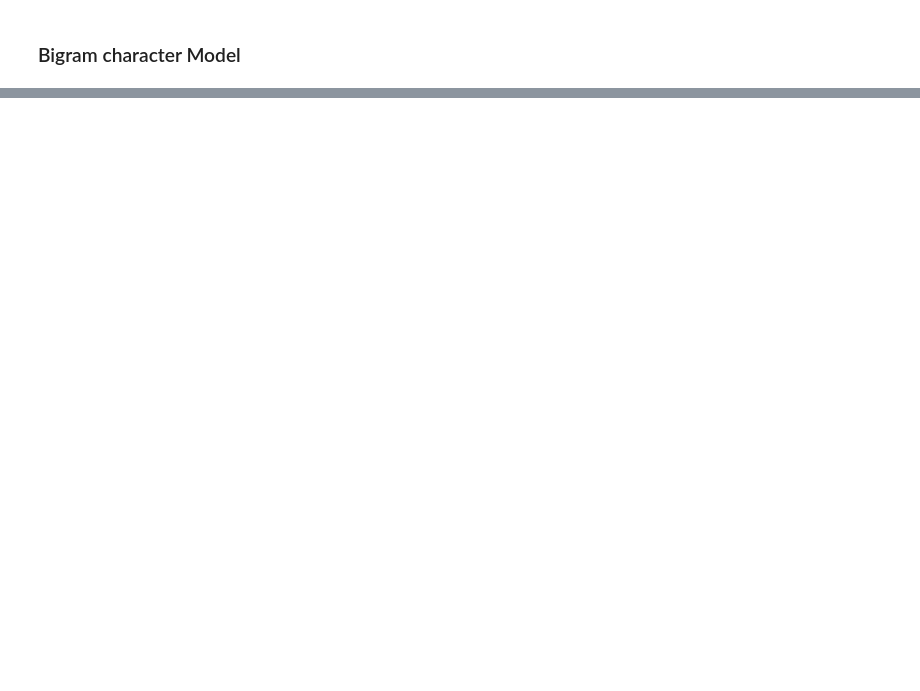
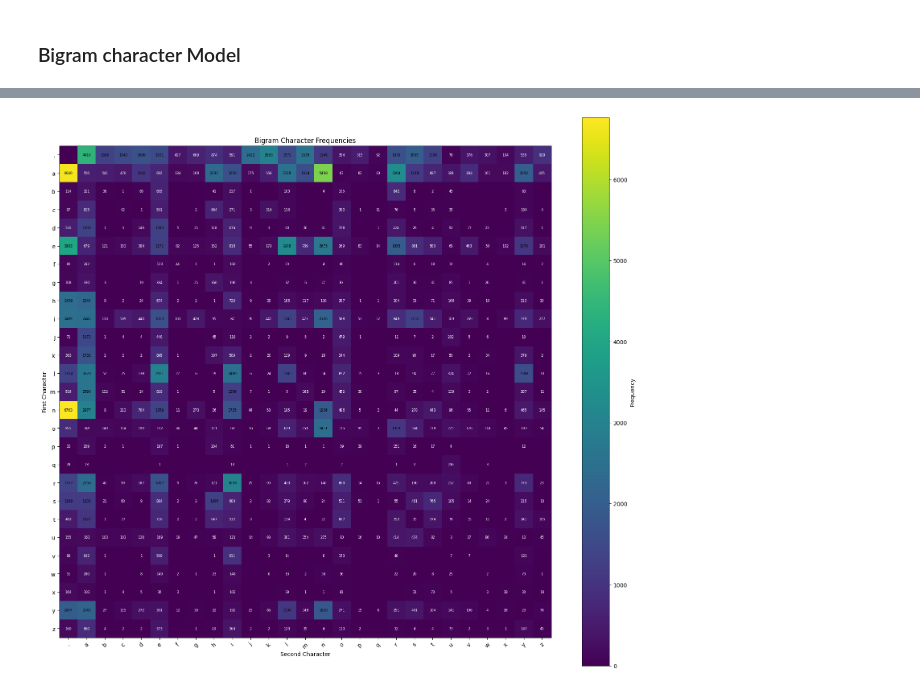
Before and after one commit to Prathamesh-chougale-17/Andrej-Karpathy-A-to-Z-Deep-Learning, a Jupyter notebook: makemore/build_makemore.ipynb, the cells around one changed output, grey strips where cells are left out. Drawn from its saved outputs; the diff is of its cells as text; code cells hidden in the pictures; blank space fills up the shorter version.

```diff
--- a/makemore/build_makemore.ipynb
+++ b/makemore/build_makemore.ipynb
@@ -25,3 +25,8 @@ min(len(w) for w in words) # smallest word length
 max(len(w) for w in words) # largest word length
 # %% [output]
 15
+# %%
+# all the characters in the words and giving then unique id in the form of a dictionary in alphabetical order
+char_to_id = {char: i+1 for i, char in enumerate(sorted(set(''.join(words))))}
+char_to_id['.'] = 0
+char_to_id
@@ -29,6 +52,7 @@ max(len(w) for w in words) # largest word length
 ### Bigram character Model
 # %%
 for w in words[:1]:
+    w = '.' + w + '.'
     for ch1, ch2 in zip(w, w[1:]):
         print(ch1, ch2)
 # %% [output]
@@ -42,9 +68,7 @@ w
 # %%
 b = {}
 for w in words:
+    w = '.' + w + '.'
     for ch1, ch2 in zip(w, w[1:]):
-        if ch1 not in b:
-            b[ch1] = {}
-        if ch2 not in b[ch1]:
-            b[ch1][ch2] = 0
-        b[ch1][ch2] += 1
+        bigram = (ch1, ch2)
+        b[bigram] = b.get(bigram, 0) + 1
@@ -50,0 +115,42 @@ for w in words:
+# %%
+import numpy as np
+import matplotlib.pyplot as plt
+%matplotlib inline
+
+# Create a matrix to hold the bigram frequencies
+n = len(char_to_id)
+bigram_matrix = np.zeros((n, n))
+
+# Fill the matrix with bigram frequencies
+for (ch1, ch2), freq in b.items():
+    i = char_to_id[ch1]
+    j = char_to_id[ch2]
+    bigram_matrix[i, j] = freq
+
+# Create a mapping from ID to character for labeling
+id_to_char = {i: ch for ch, i in char_to_id.items()}
+labels = [id_to_char.get(i, '') for i in range(n)]
+
+# Plot the heatmap
+plt.figure(figsize=(16, 14))
+plt.imshow(bigram_matrix, cmap='viridis')
+plt.colorbar(label='Frequency')
+
+# Set the ticks and labels
+plt.xticks(range(n), labels, rotation=45, fontsize=10)
+plt.yticks(range(n), labels, fontsize=10)
+plt.xlabel('Second Character')
+plt.ylabel('First Character')
+plt.title('Bigram Character Frequencies')
+
+# Add text annotations for all frequencies (with smaller font for readability)
+for i in range(n):
+    for j in range(n):
+        if bigram_matrix[i, j] > 0:  # Only show non-zero frequencies
+            plt.text(j, i, int(bigram_matrix[i, j]), ha='center', va='center',
+                    color='black' if bigram_matrix[i, j] > 1000 else 'white',
+                    fontsize=6)  # Smaller font size for all values
+
+plt.tight_layout()
+# %% [output]
+[figure, added]
```
Also changed, not shown: parts of 12 cells of this notebook.
